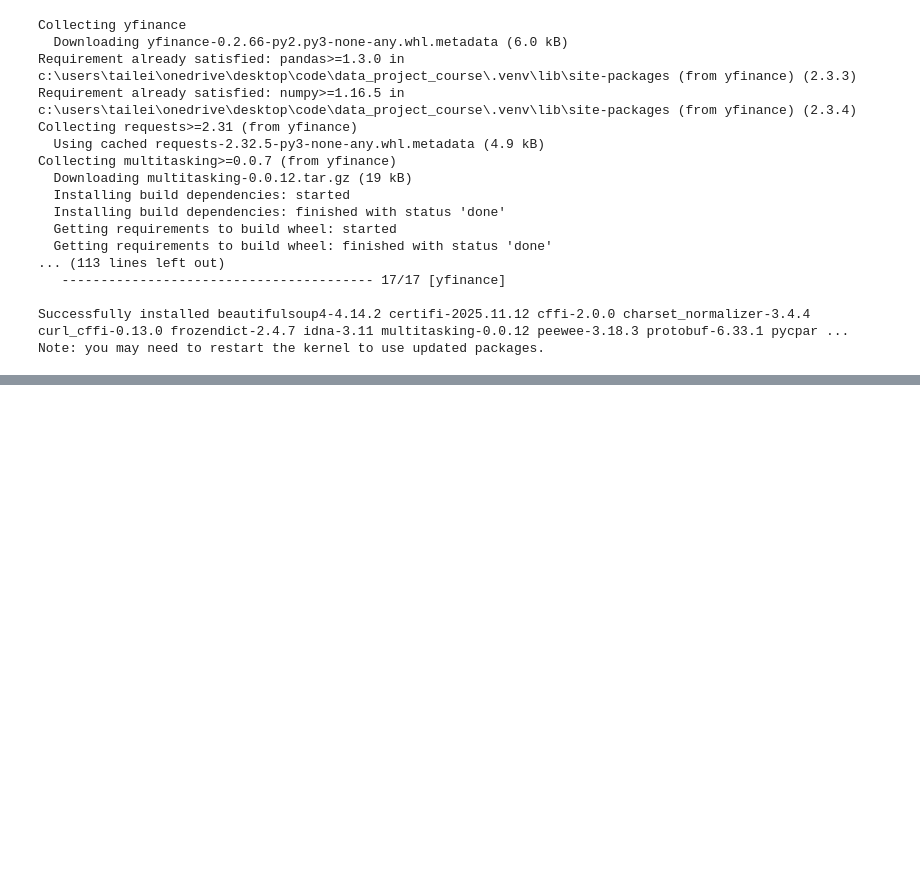
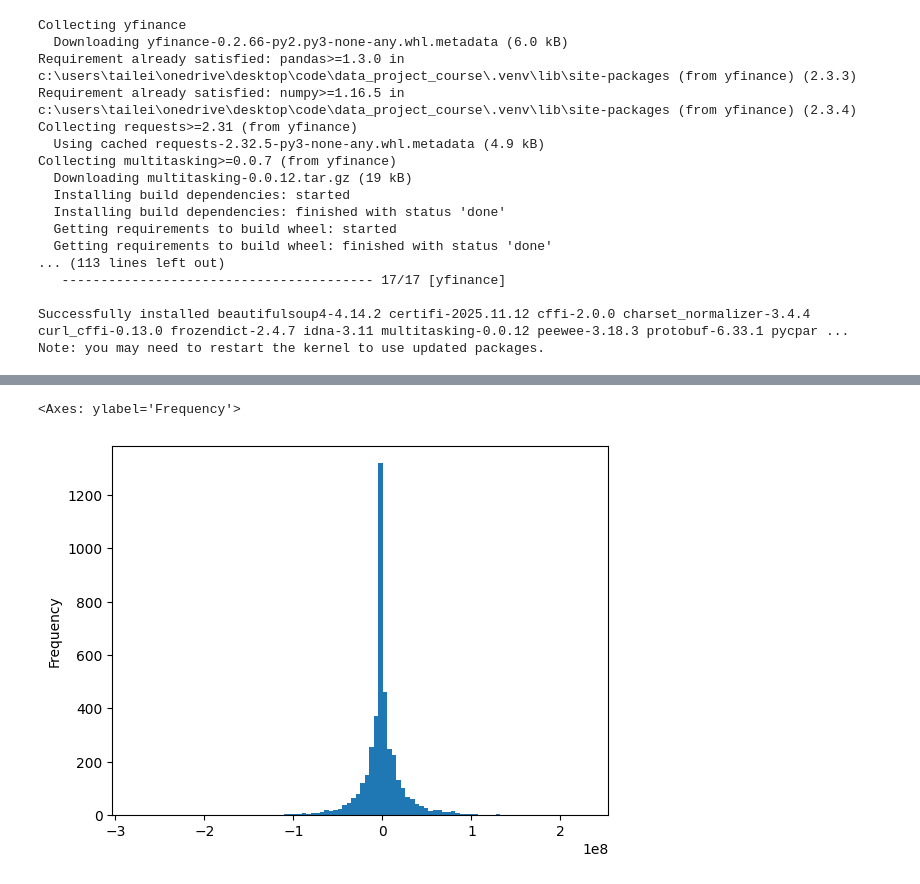
Before and after one commit to tailei124500/data_project_course, a Jupyter notebook: Untitled-1.ipynb, the cells around one changed output, grey strips where cells are left out. Drawn from its saved outputs; the diff is of its cells as text; code cells hidden in the pictures; blank space fills up the shorter version.

```diff
--- a/Untitled-1.ipynb
+++ b/Untitled-1.ipynb
@@ -459,0 +939,5 @@ df
+# %%
+df[df['Volume']!=0]['Volume'].diff().plot.hist(bins=100) # 直方圖
+# %% [output]
+<Axes: ylabel='Frequency'>
+[figure, added]
```
Also changed, not shown: parts of 33 cells of this notebook, 4 other files.
